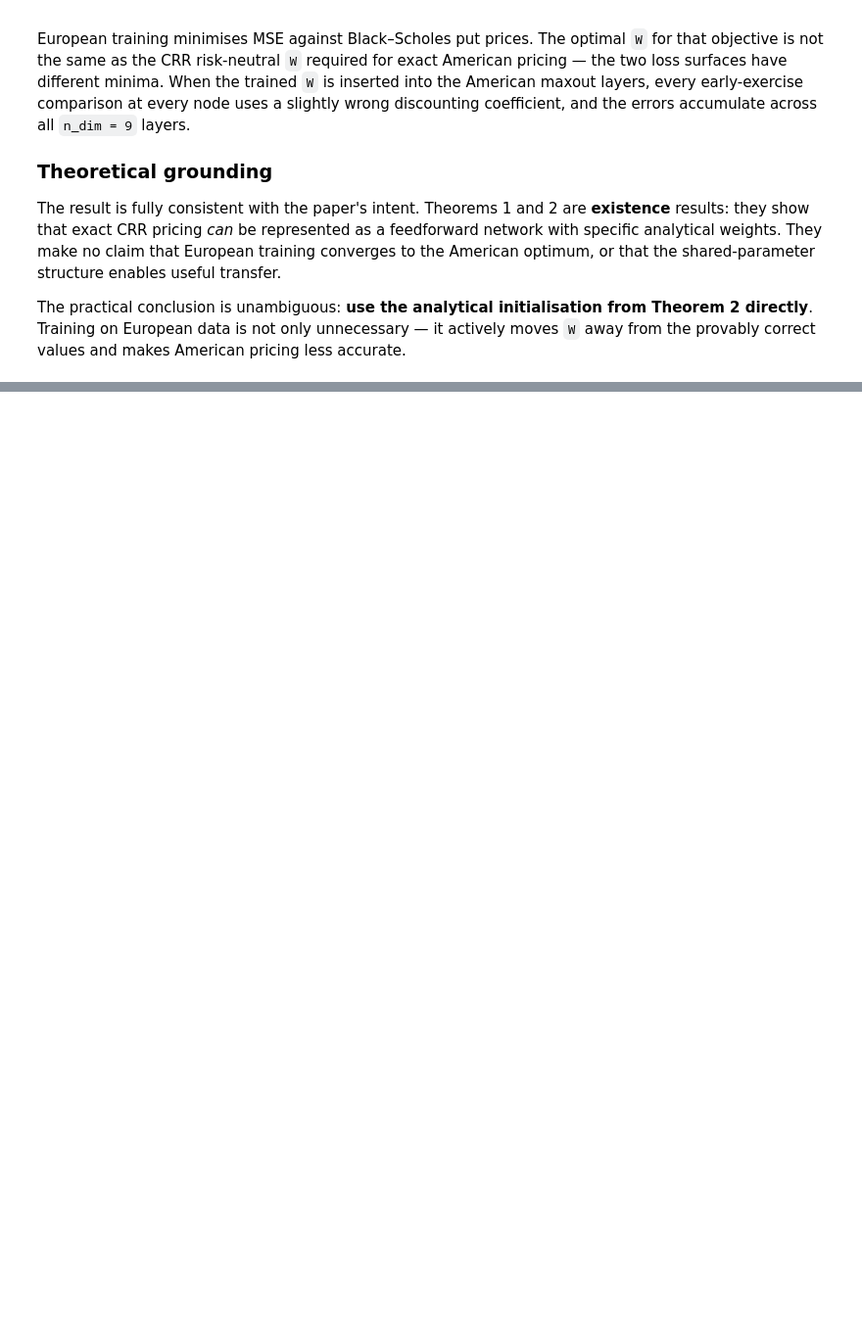
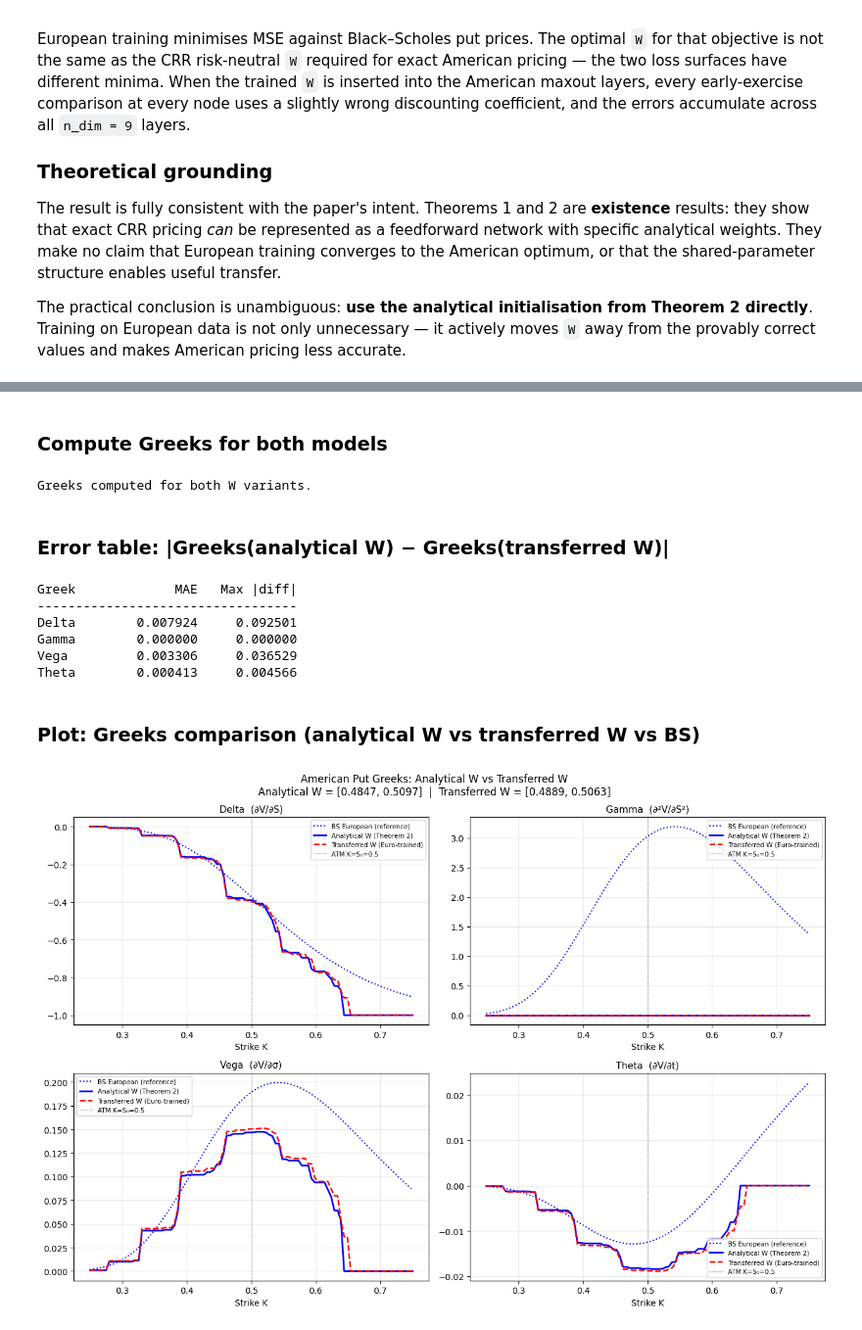
Before and after one commit to wlcmtunknwndth/BTNet-BS, a Jupyter notebook: btnn-bs-torch-v4.ipynb, the cells around one changed output, grey strips where cells are left out. Shown at 98% size. Saved outputs shown, nothing was run; the diff lists cells and outputs as text; code cells hidden in the pictures; blank space fills up the shorter version.

```diff
--- a/btnn-bs-torch-v4.ipynb
+++ b/btnn-bs-torch-v4.ipynb
@@ -252,0 +287,13 @@ accurate.
+# %%
+# Analytical model: W from MaxoutLayer conv filter
+W_analytical = model_amer_analytical._maxout_layers[0]._conv_1d.weight.data.squeeze().tolist()
+
+# Transferred model: W overwritten from European model during training
+W_transfer = model_amer_transfer._maxout_layers[0]._conv_1d.weight.data.squeeze().tolist()
+
+print(f"Analytical W : {[round(w,6) for w in W_analytical]}")
+print(f"Transferred W: {[round(w,6) for w in W_transfer]}")
+print(f"\nDelta W (transferred - analytical): {[round(W_transfer[i]-W_analytical[i],6) for i in range(2)]}")
+print(f"Sum W (should = exp(-r*dt) = {np.exp(-r*(T/n_dim)):.6f}):")
+print(f"  analytical  sum = {sum(W_analytical):.6f}")
+print(f"  transferred sum = {sum(W_transfer):.6f}")
@@ -252,0 +308,54 @@ accurate.
+# %% [markdown]
+### Compute Greeks for both models
+# %%
+# Greeks with analytical W (Theorem 2 risk-neutral weights)
+greeks_analytical_W = btnet_american_greeks_fixed_W(
+    K_test, S0, sig, T,
+    W0_val=W_analytical[0], W1_val=W_analytical[1],
+    n=n_dim,
+)
+
+# Greeks with transferred W (European-trained weights)
+greeks_transfer_W = btnet_american_greeks_fixed_W(
+    K_test, S0, sig, T,
+    W0_val=W_transfer[0], W1_val=W_transfer[1],
+    n=n_dim,
+)
+
+# Black-Scholes European Greeks (reference)
+greeks_bs = bs_greeks(K_test, S0, sig, r, T)
+
+print("Greeks computed for both W variants.")
+# %% [output]
+Greeks computed for both W variants.
+# %% [markdown]
+### Error table: |Greeks(analytical W) − Greeks(transferred W)|
+# %%
+import numpy as np
+
+print(f"{'Greek':<8} {'MAE':>12} {'Max |diff|':>12}")
+print("-" * 34)
+for key in ("delta", "gamma", "vega", "theta"):
+    diff = np.abs(greeks_analytical_W[key] - greeks_transfer_W[key])
+    print(f"{key.capitalize():<8} {diff.mean():>12.6f} {diff.max():>12.6f}")
+# %% [output]
+Greek             MAE   Max |diff|
+----------------------------------
+Delta        0.007924     0.092501
+Gamma        0.000000     0.000000
+Vega         0.003306     0.036529
+Theta        0.000413     0.004566
+# %% [markdown]
+### Plot: Greeks comparison (analytical W vs transferred W vs BS)
+# %%
+plot_american_greeks_transfer(
+    K_test,
+    greeks_analytical_W,
+    greeks_transfer_W,
+    greeks_bs,
+    S0=S0,
+    W_analytical=W_analytical,
+    W_transfer=W_transfer,
+)
+# %% [output]
+[figure, added]
```
Also changed, not shown: parts of 7 cells of this notebook, 8 other files.
